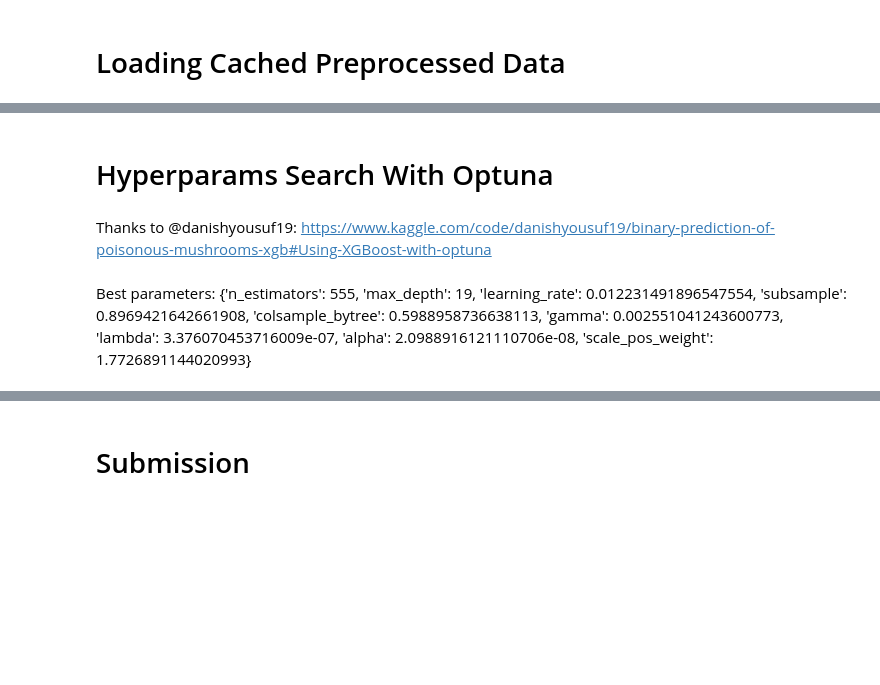
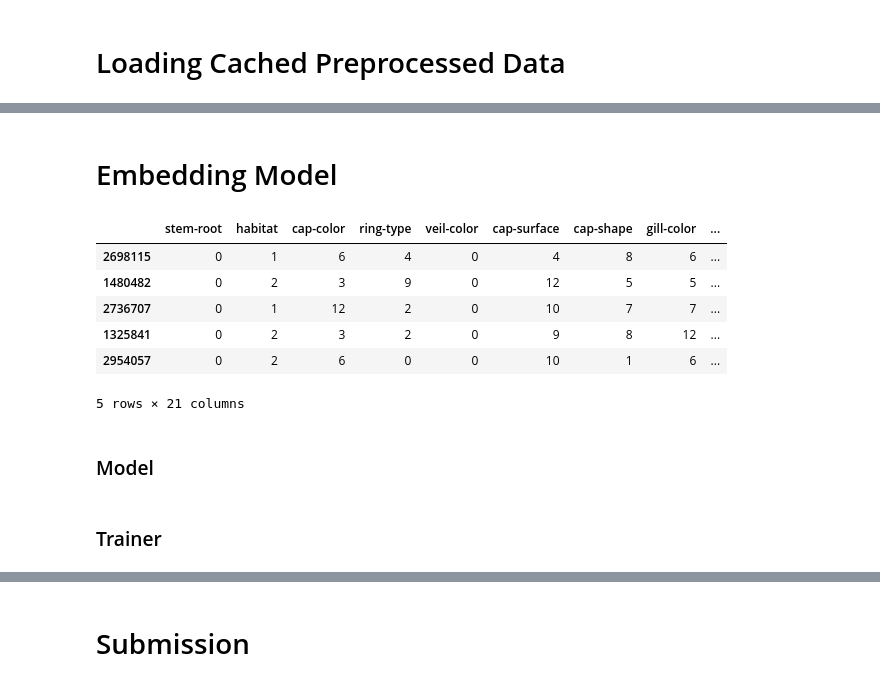
Before and after one commit to mwrites/kaggle, a Jupyter notebook: mushroom_deepnet.ipynb, the cells around one changed output, grey strips where cells are left out. Drawn from its saved outputs; the diff is of its cells as text; code cells hidden in the pictures; blank space fills up the shorter version.

```diff
--- a/fast_and_poisonous.ipynb
+++ b/mushroom_deepnet.ipynb
@@ -297,4 +99,0 @@ The cudf.pandas extension is already loaded. To reload it, use:
-# %% [markdown]
-# Hyperparams Search With Optuna
-# %% [markdown]
-Thanks to @danishyousuf19: https://www.kaggle.com/code/danishyousuf19/binary-prediction-of-poisonous-mushrooms-xgb#Using-XGBoost-with-optuna
@@ -336,2 +100,50 @@ best_params = {'n_estimators': 555, 'max_depth': 19, 'learning_rate': 0.01223149
-# %% [markdown]
-Best parameters: {'n_estimators': 555, 'max_depth': 19, 'learning_rate': 0.012231491896547554, 'subsample': 0.8969421642661908, 'colsample_bytree': 0.5988958736638113, 'gamma': 0.002551041243600773, 'lambda': 3.376070453716009e-07, 'alpha': 2.0988916121110706e-08, 'scale_pos_weight': 1.7726891144020993}
+# %% [markdown]
+# Embedding Model
+# %%
+def clean_artifacts(df, cat_cols, replace_threshold=0.001):
+    for col in cat_cols:
+        if pd.api.types.is_object_dtype(df[col]):
+            value_counts = df[col].value_counts()
+            infrequent = value_counts[value_counts < len(df) * replace_threshold].index
+            df[col] = df[col].where(~df[col].isin(infrequent), 'rare')
+            df[col] = df[col].where(~df[col].str.lower().isin(['none', 'nan', 'na']), np.nan)
+    return df
+
+
+def get_to(df, valid_pct=0):
+    df.copy()
+    df = clean_artifacts(df, cat_cols)
+    random_index = np.random.choice(df.index)
+
+    # there's nan in the test so I want the train to handle this case as well by creatin stem-height-na
+    # Set the 'stem-height' value to NaN for the randomly chosen row
+    df.loc[random_index, 'stem-height'] = np.nan
+
+    return TabularPandas(
+        df, splits=RandomSplitter(valid_pct=valid_pct)(df),
+        procs = [Categorify, FillMissing, Normalize],
+        cat_names=cat_cols.copy(),
+        cont_names=cont_cols.copy(),
+        y_names="class", y_block = CategoryBlock(),
+    )
+
+to = get_to(df, valid_pct=0.05)
+train_x, train_y = to.train.xs, to.train.ys.values.ravel()
+val_x, val_y = to.valid.xs, to.valid.ys.values.ravel()
+tr_ds = TensorDataset(torch.tensor(train_x[cat_cols].values, dtype=torch.float32).to(device),
+                      torch.tensor(train_x[cont_cols].values, dtype=torch.float32).to(device),
+                      torch.tensor(train_y, dtype=torch.float32).to(device).unsqueeze(1))
+val_ds = TensorDataset(torch.tensor(val_x[cat_cols].values, dtype=torch.float32).to(device),
+                       torch.tensor(val_x[cont_cols].values, dtype=torch.float32).to(device),
+                       torch.tensor(val_y, dtype=torch.float32).to(device).unsqueeze(1))
+train_x.head()
+# %% [output]
+|  | stem-root | habitat | cap-color | ring-type | veil-color | cap-surface | cap-shape | gill-color | ... |
+| 2698115 | 0 | 1 | 6 | 4 | 0 | 4 | 8 | 6 | ... |
+| 1480482 | 0 | 2 | 3 | 9 | 0 | 12 | 5 | 5 | ... |
+| 2736707 | 0 | 1 | 12 | 2 | 0 | 10 | 7 | 7 | ... |
+| 1325841 | 0 | 2 | 3 | 2 | 0 | 9 | 8 | 12 | ... |
+| 2954057 | 0 | 2 | 6 | 0 | 0 | 10 | 1 | 6 | ... |
+5 rows × 21 columns
+# %% [markdown]
+### Model
@@ -337,0 +295,2 @@ Best parameters: {'n_estimators': 555, 'max_depth': 19, 'learning_rate': 0.01223
+# %% [markdown]
+### Trainer
```
Also changed, not shown: parts of 22 cells of this notebook, 3 other files.
